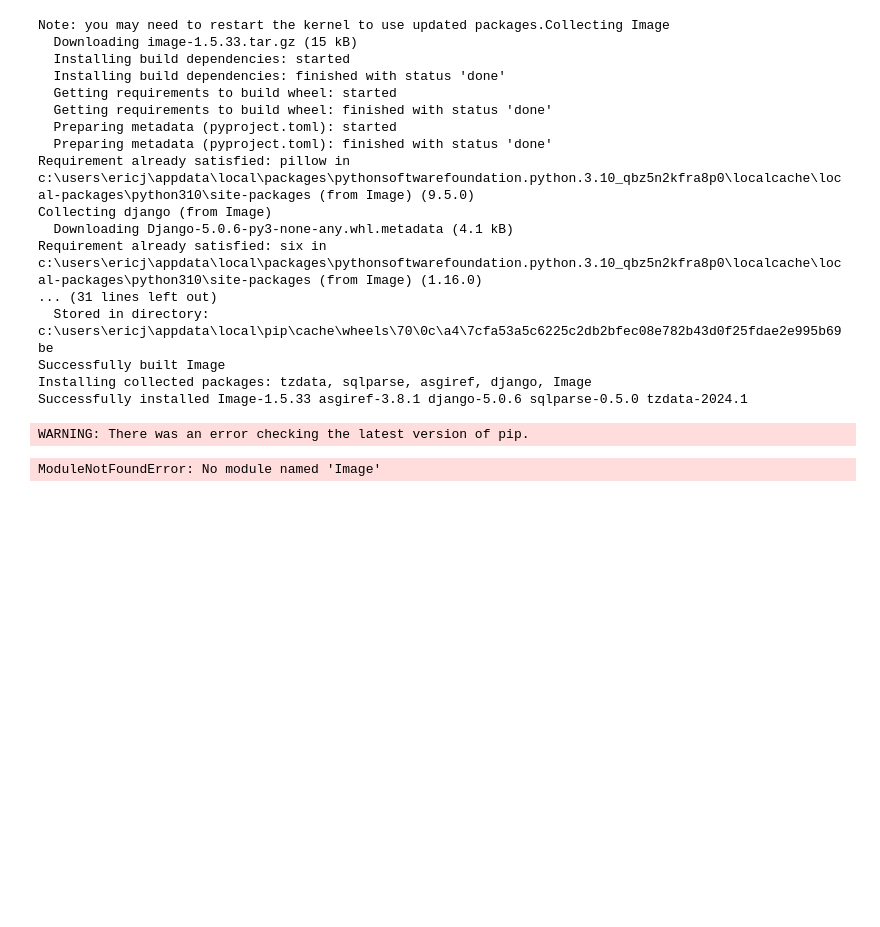
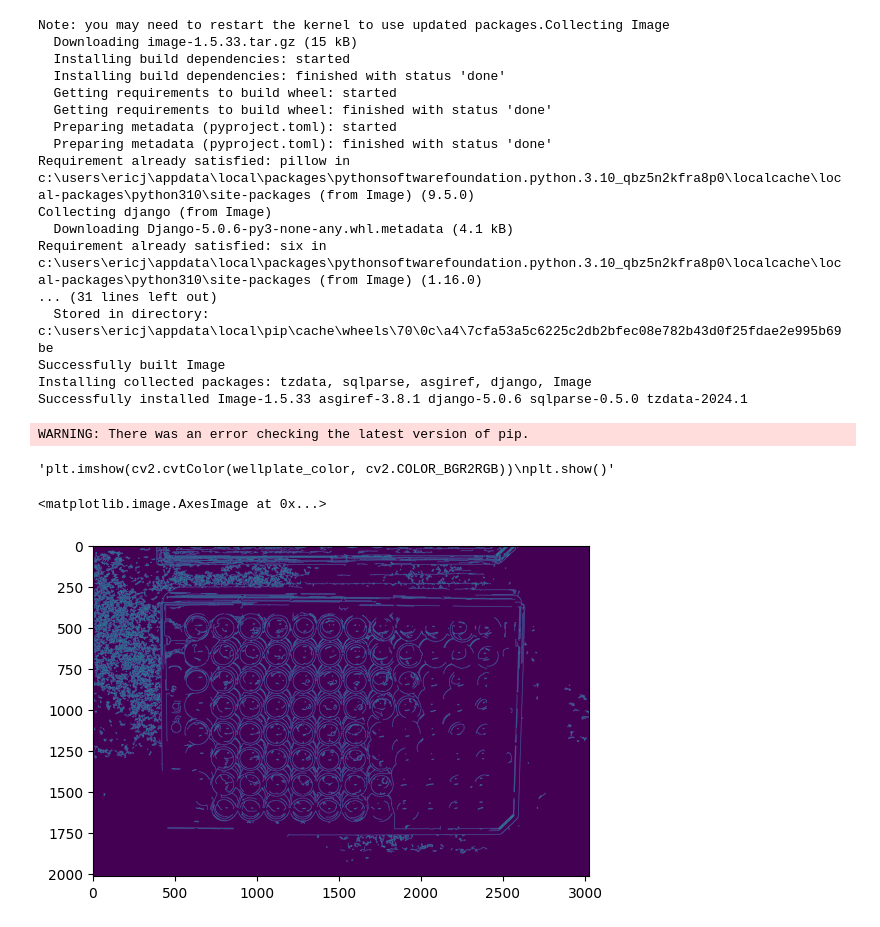
Before and after one commit to ericjeab/Data-Science-Fundamentals, a Jupyter notebook: CodingTask2/automatedscaling_investigation.ipynb, the cells around one changed output. Drawn from its saved outputs; the diff is of its cells as text; code cells hidden in the pictures; blank space fills up the shorter version.

```diff
--- a/CodingTask2/automatedscaling_investigation.ipynb
+++ b/CodingTask2/automatedscaling_investigation.ipynb
@@ -367,21 +364,50 @@ Successfully built Image
 Installing collected packages: tzdata, sqlparse, asgiref, django, Image
 Successfully installed Image-1.5.33 asgiref-3.8.1 django-5.0.6 sqlparse-0.5.0 tzdata-2024.1
 WARNING: There was an error checking the latest version of pip.
-# %%
-from scipy import ndimage
-from skimage import io
-import Image
-
-
-img = Image.open("image_png/IMG_5379.png")
-print(img)
-data = np.array(img,dtype=float)
-kernel = np.array([[-1, -1, -1],
-                   [-1,  8, -1],
-                   [-1, -1, -1]])
-
-
-highpass_3x3 = ndimage.convolve(data, kernel)
-plt.plot(highpass_3x3, 'Simple 3x3 Highpass')
-# %% [output]
-ModuleNotFoundError: No module named 'Image'
+# %%
+from scipy import ndimage
+from skimage import io
+
+import cv2
+import numpy as np
+import matplotlib.pyplot as plt
+
+# Correct the image path
+wellplate = cv2.imread(r"image_png\IMG_5379.png")
+
+# Extract the blue channel
+wellplate = wellplate[:, :, 2]
+
+# Select a portion of the image
+wellplate = wellplate[wellplate.shape[0] // 2:, :]
+gray = cv2.medianBlur(wellplate, 5)
+edges = cv2.Canny(gray,20,100,apertureSize = 3)
+# Detect circles
+rows = wellplate.shape[0]
+circles = cv2.HoughCircles(edges, cv2.HOUGH_GRADIENT, 1, rows / 8,
+                           param1=100, param2=30, minRadius=1, maxRadius=100)
+
+if circles is not None:
+    circles = np.uint16(np.around(circles))
+
+    # Convert the image back to BGR for colored circles
+    wellplate_color = cv2.cvtColor(wellplate, cv2.COLOR_GRAY2BGR)
+
+    for i in circles[0, :]:
+        center = (i[0], i[1])
+        # Draw circle center
+        cv2.circle(wellplate_color, center, 1, (0, 100, 100), 3)
+        # Draw circle outline
+        radius = i[2]
+        cv2.circle(wellplate_color, center, radius, (255, 0, 255), 3)
+
+# Display the result
+"""plt.imshow(cv2.cvtColor(wellplate_color, cv2.COLOR_BGR2RGB))
+plt.show()"""
+# %% [output]
+'plt.imshow(cv2.cvtColor(wellplate_color, cv2.COLOR_BGR2RGB))\nplt.show()'
+# %%
+plt.imshow(edges)
+# %% [output]
+<matplotlib.image.AxesImage at 0x...>
+[figure, added]
```
Also changed, not shown: parts of 4 cells of this notebook.
